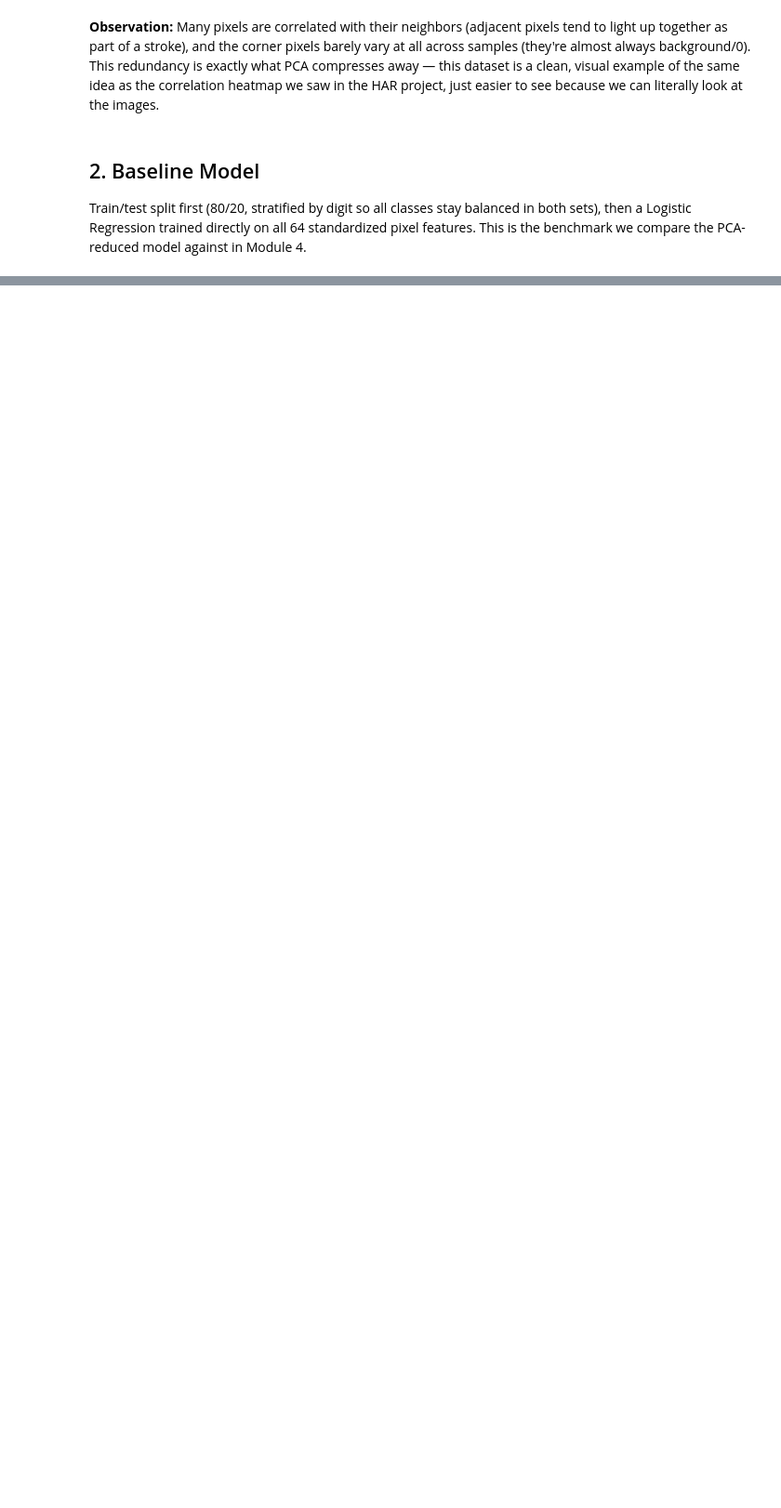
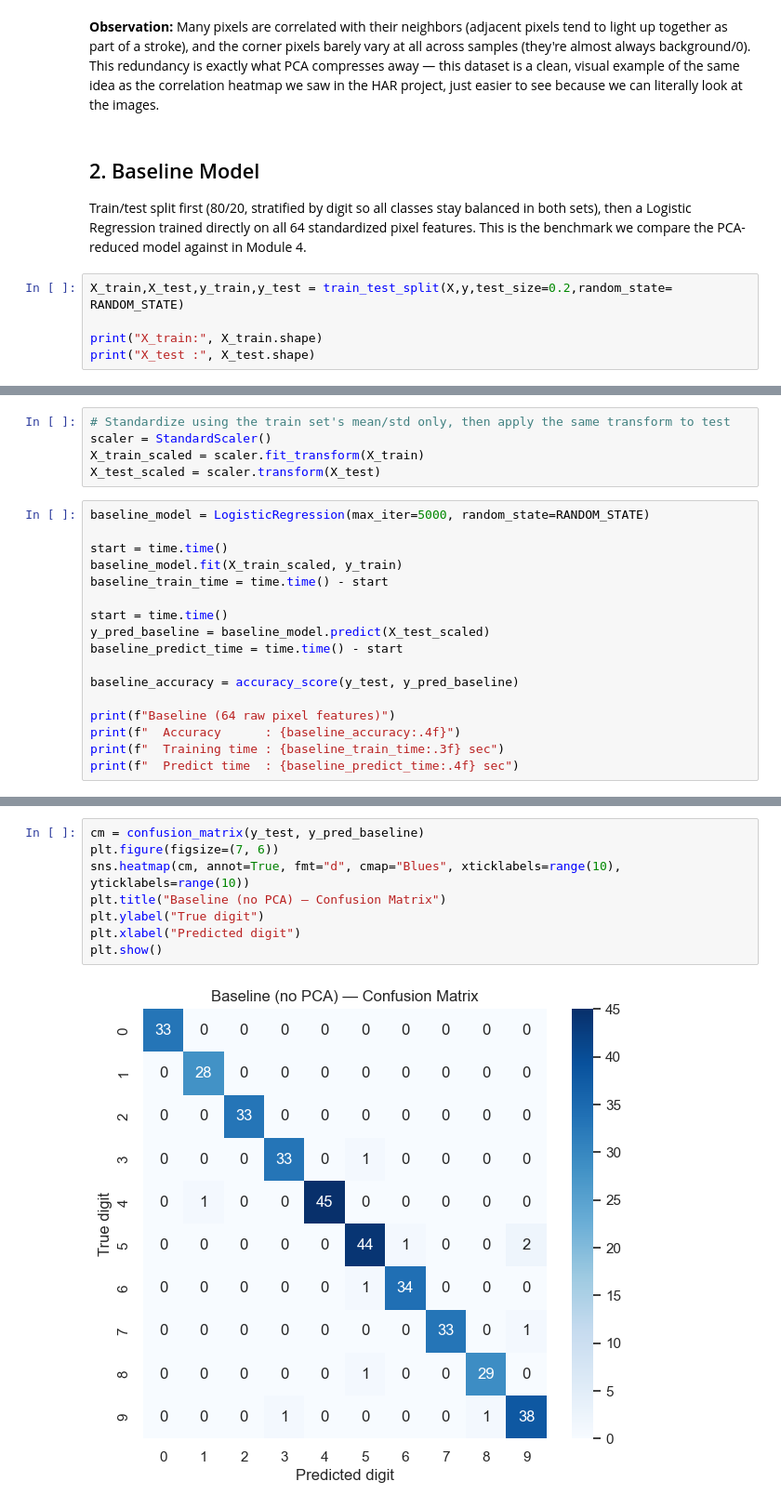
Before and after one commit to Shreyashs-dg/PCA-Digits-Dimensionality-Reduction, a Jupyter notebook: notebooks/pca_digits_recognition.ipynb, the cells around one changed output, grey strips where cells are left out. Shown at 93% size. Cells and saved outputs as stored; diff of their text form; blank space fills up the shorter version.

Commit message:
Pca digits recognisation project is completed

```diff
--- a/notebooks/pca_digits_recognition.ipynb
+++ b/notebooks/pca_digits_recognition.ipynb
@@ -103,3 +105,8 @@ plt.show()
 ## 2. Baseline Model
 
 Train/test split first (80/20, stratified by digit so all classes stay balanced in both sets), then a Logistic Regression trained directly on all 64 standardized pixel features. This is the benchmark we compare the PCA-reduced model against in Module 4.
+# %%
+X_train,X_test,y_train,y_test = train_test_split(X,y,test_size=0.2,random_state= RANDOM_STATE)
+
+print("X_train:", X_train.shape)
+print("X_test :", X_test.shape)
@@ -105,0 +116,22 @@ Train/test split first (80/20, stratified by digit so all classes stay balanced
+# %%
+# Standardize using the train set's mean/std only, then apply the same transform to test
+scaler = StandardScaler()
+X_train_scaled = scaler.fit_transform(X_train)
+X_test_scaled = scaler.transform(X_test)
+# %%
+baseline_model = LogisticRegression(max_iter=5000, random_state=RANDOM_STATE)
+
+start = time.time()
+baseline_model.fit(X_train_scaled, y_train)
+baseline_train_time = time.time() - start
+
+start = time.time()
+y_pred_baseline = baseline_model.predict(X_test_scaled)
+baseline_predict_time = time.time() - start
+
+baseline_accuracy = accuracy_score(y_test, y_pred_baseline)
+
+print(f"Baseline (64 raw pixel features)")
+print(f"  Accuracy      : {baseline_accuracy:.4f}")
+print(f"  Training time : {baseline_train_time:.3f} sec")
+print(f"  Predict time  : {baseline_predict_time:.4f} sec")
@@ -105,0 +162,10 @@ Train/test split first (80/20, stratified by digit so all classes stay balanced
+# %%
+cm = confusion_matrix(y_test, y_pred_baseline)
+plt.figure(figsize=(7, 6))
+sns.heatmap(cm, annot=True, fmt="d", cmap="Blues", xticklabels=range(10), yticklabels=range(10))
+plt.title("Baseline (no PCA) — Confusion Matrix")
+plt.ylabel("True digit")
+plt.xlabel("Predicted digit")
+plt.show()
+# %% [output]
+[figure, added]
```
Also changed, not shown: parts of 24 cells of this notebook, 8 other files.
